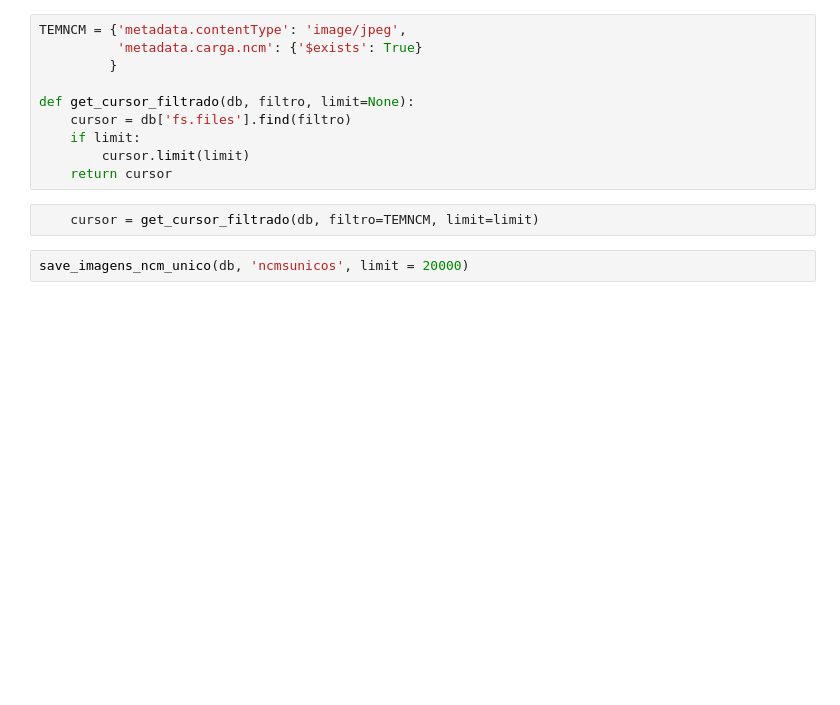
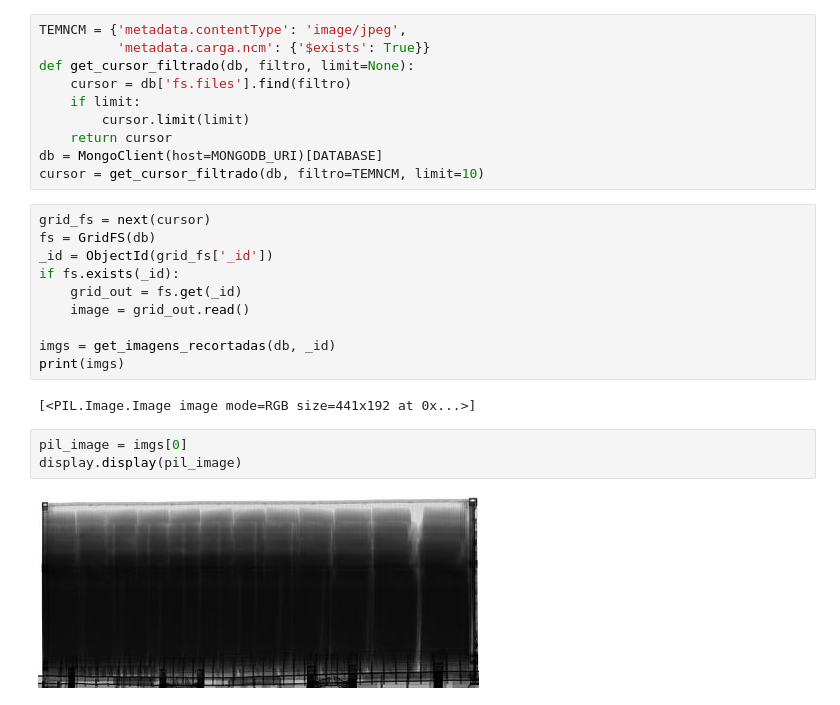
Before and after one commit to IvanBrasilico/padma, a Jupyter notebook: padma/gym/ImageUtils/01 - AcessaBaseExample.ipynb, the cells around one changed output. Cells and saved outputs as stored; diff of their text form; blank space fills up the shorter version.

Commit message:
Reorganizando notebooks e criando notebooks de imagens + deps

```diff
--- a/padma/gym/ImageUtils/01 - AcessaBaseExample.ipynb
+++ b/padma/gym/ImageUtils/01 - AcessaBaseExample.ipynb
@@ -13,15 +12,28 @@ Fazendo log de erros e alertas no arquivo  /home/ivan/pybr/ajna/padma/ajna_commo
 Fazendo log de atividade no arquivo  /home/ivan/pybr/ajna/padma/ajna_commons/flask/access.log
 # %%
 TEMNCM = {'metadata.contentType': 'image/jpeg',
-          'metadata.carga.ncm': {'$exists': True}
-         }
-
+          'metadata.carga.ncm': {'$exists': True}}
 def get_cursor_filtrado(db, filtro, limit=None):
     cursor = db['fs.files'].find(filtro)
     if limit:
         cursor.limit(limit)
     return cursor
+db = MongoClient(host=MONGODB_URI)[DATABASE]
+cursor = get_cursor_filtrado(db, filtro=TEMNCM, limit=10)
-# %%
-    cursor = get_cursor_filtrado(db, filtro=TEMNCM, limit=limit)
-# %%
-save_imagens_ncm_unico(db, 'ncmsunicos', limit = 20000)
+# %%
+grid_fs = next(cursor)
+fs = GridFS(db)
+_id = ObjectId(grid_fs['_id'])
+if fs.exists(_id):
+    grid_out = fs.get(_id)
+    image = grid_out.read()
+
+imgs = get_imagens_recortadas(db, _id)
+print(imgs)
+# %% [output]
+[<PIL.Image.Image image mode=RGB size=441x192 at 0x...>]
+# %%
+pil_image = imgs[0]
+display.display(pil_image)
+# %% [output]
+[figure, added]
```
Also changed, not shown: parts of 1 cell of this notebook, 3 other files.
